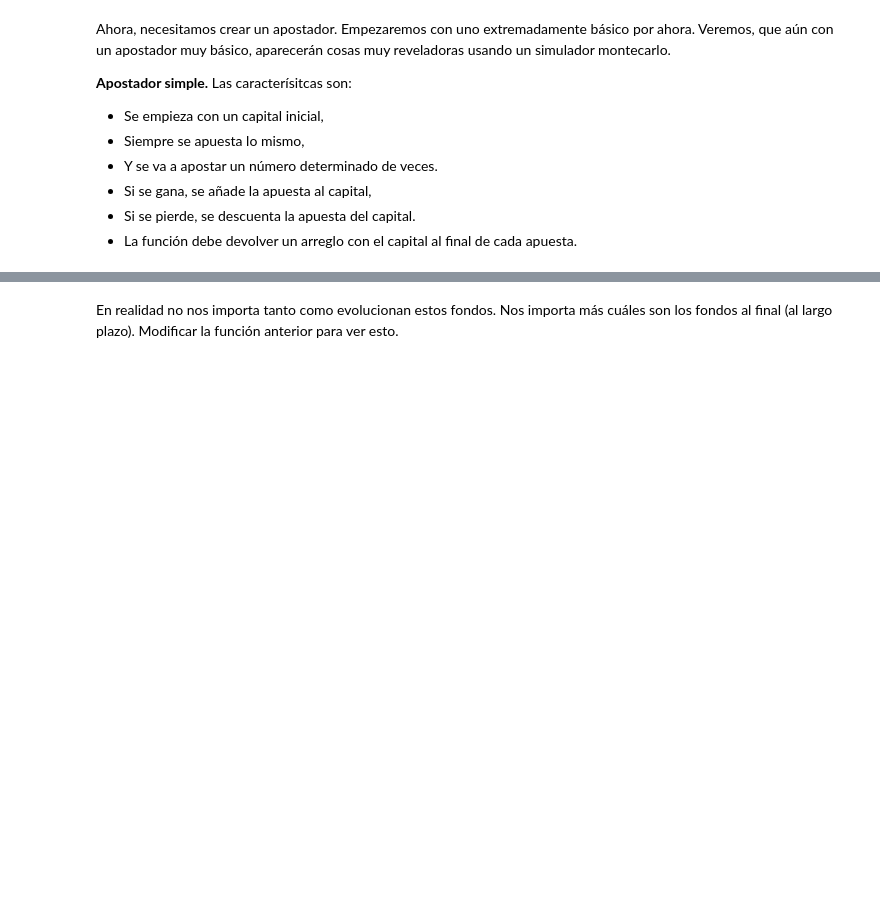
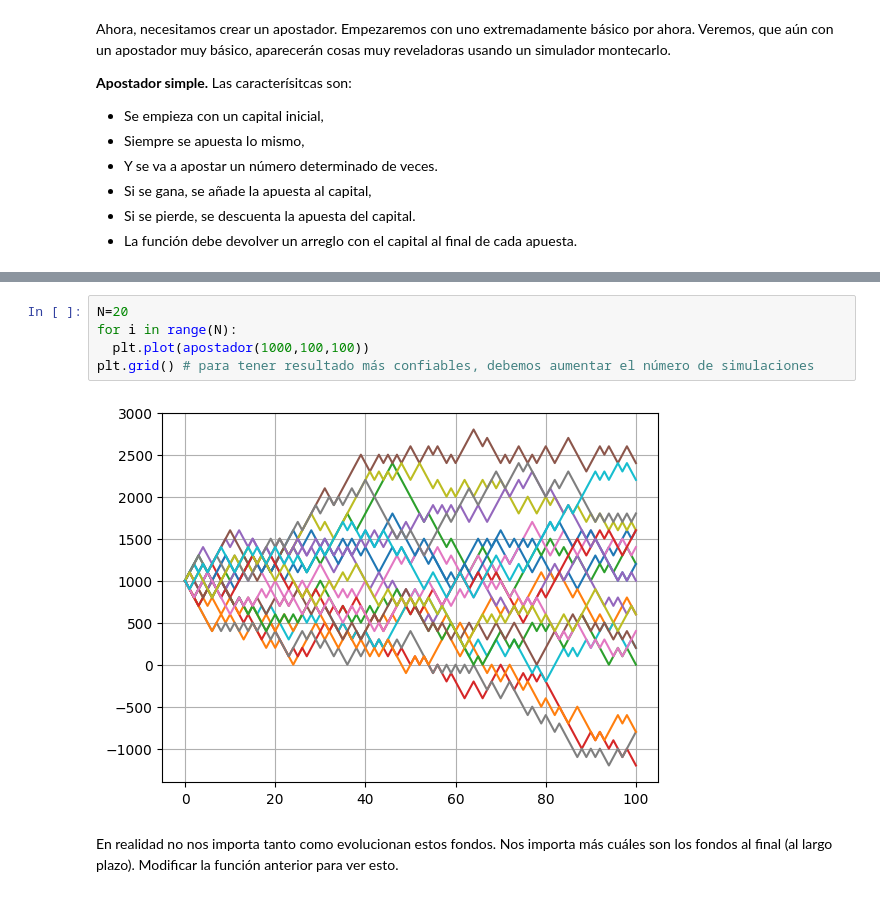
Before and after one commit to ArellanoMCarlos/SimMatO2025, a Jupyter notebook: Módulo 2 - Métodos heurísticos/2 - Caminata_aleatoria.ipynb, the cells around one changed output, grey strips where cells are left out. Drawn from its saved outputs; the diff is of its cells as text; blank space fills up the shorter version.

```diff
--- a/Módulo 2 - Métodos heurísticos/2 - Caminata_aleatoria.ipynb
+++ b/Módulo 2 - Métodos heurísticos/2 - Caminata_aleatoria.ipynb
@@ -109,2 +195,9 @@ Ahora, necesitamos crear un apostador. Empezaremos con uno extremadamente básic
+# %%
+N=20
+for i in range(N):
+  plt.plot(apostador(1000,100,100))
+plt.grid() # para tener resultado más confiables, debemos aumentar el número de simulaciones
+# %% [output]
+[figure, added]
 # %% [markdown]
 En realidad no nos importa tanto como evolucionan estos fondos. Nos importa más cuáles son los fondos al final (al largo plazo). Modificar la función anterior para ver esto.
```
Also changed, not shown: parts of 21 cells of this notebook.
